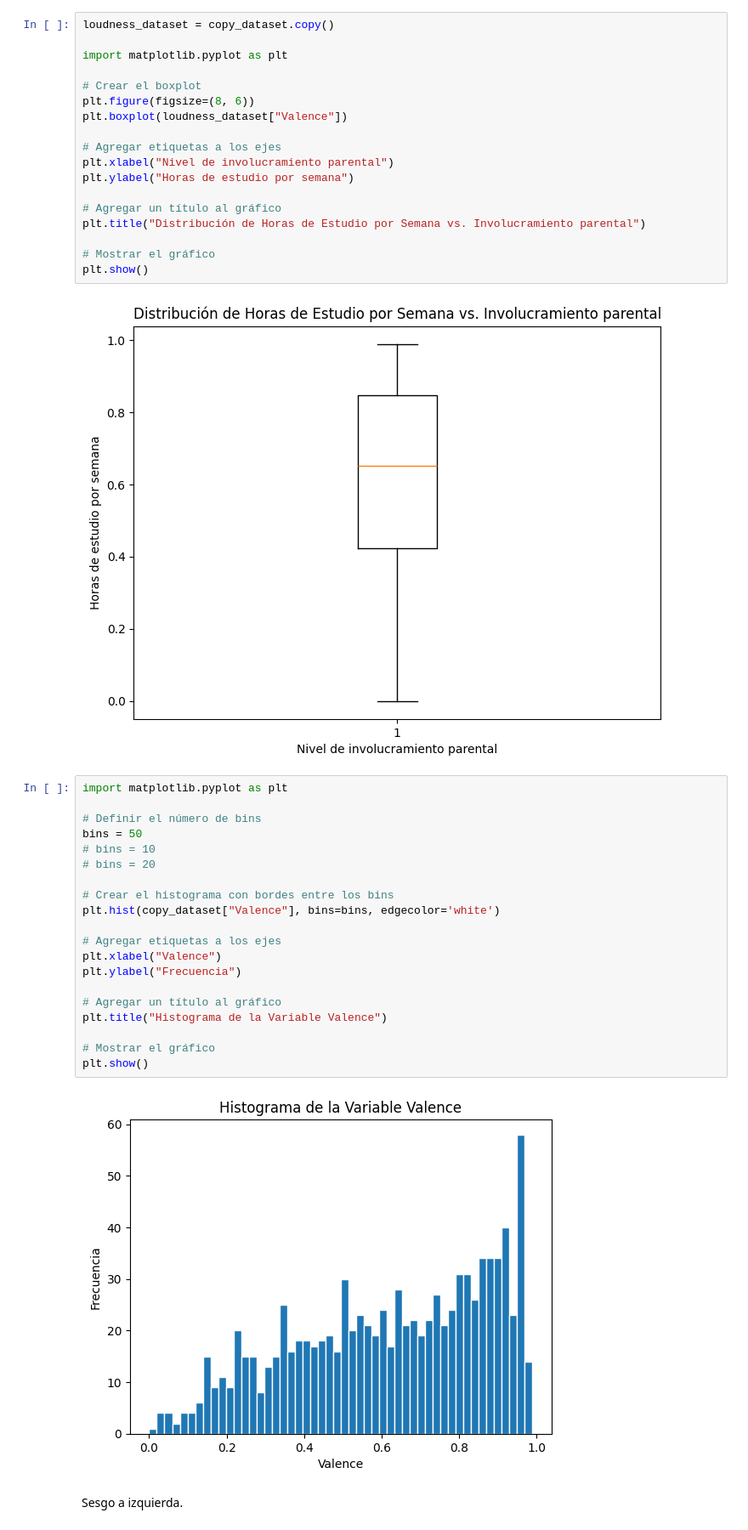
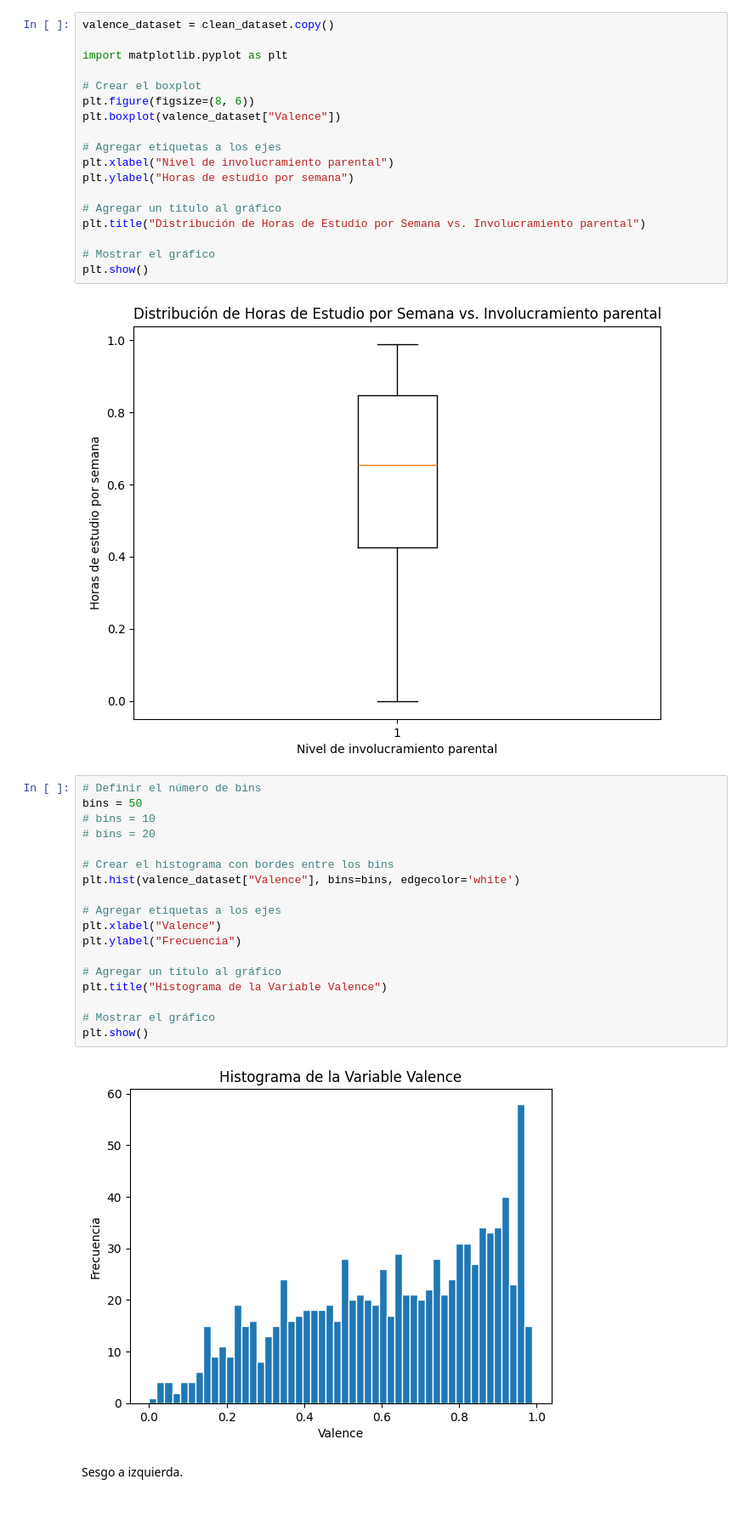
Before and after one commit to iroumec/TPE-FCD, a Jupyter notebook: Notebook.ipynb, the cells around one changed output. Shown at 85% size. Cells and saved outputs as stored; diff of their text form.

```diff
--- a/Notebook.ipynb
+++ b/Notebook.ipynb
@@ -1331,13 +1206,13 @@ plt.show()
 # %% [markdown]
 ## Valence
 # %%
-loudness_dataset = copy_dataset.copy()
+valence_dataset = clean_dataset.copy()
 
 import matplotlib.pyplot as plt
 
 # Crear el boxplot
 plt.figure(figsize=(8, 6))
-plt.boxplot(loudness_dataset["Valence"])
+plt.boxplot(valence_dataset["Valence"])
 
 # Agregar etiquetas a los ejes
 plt.xlabel("Nivel de involucramiento parental")
@@ -1351,26 +1226,24 @@ plt.show()
 # %% [output]
 [figure]
 # %%
-import matplotlib.pyplot as plt
-
 # Definir el número de bins
 bins = 50
 # bins = 10
 # bins = 20
 
 # Crear el histograma con bordes entre los bins
-plt.hist(copy_dataset["Valence"], bins=bins, edgecolor='white')
+plt.hist(valence_dataset["Valence"], bins=bins, edgecolor='white')
 
 # Agregar etiquetas a los ejes
 plt.xlabel("Valence")
 plt.ylabel("Frecuencia")
 
 # Agregar un título al gráfico
 plt.title("Histograma de la Variable Valence")
 
 # Mostrar el gráfico
 plt.show()
 # %% [output]
-[figure, old version]
+[figure, new version]
 # %% [markdown]
 Sesgo a izquierda.
```
Also changed, not shown: parts of 66 cells of this notebook, 3 other files.
